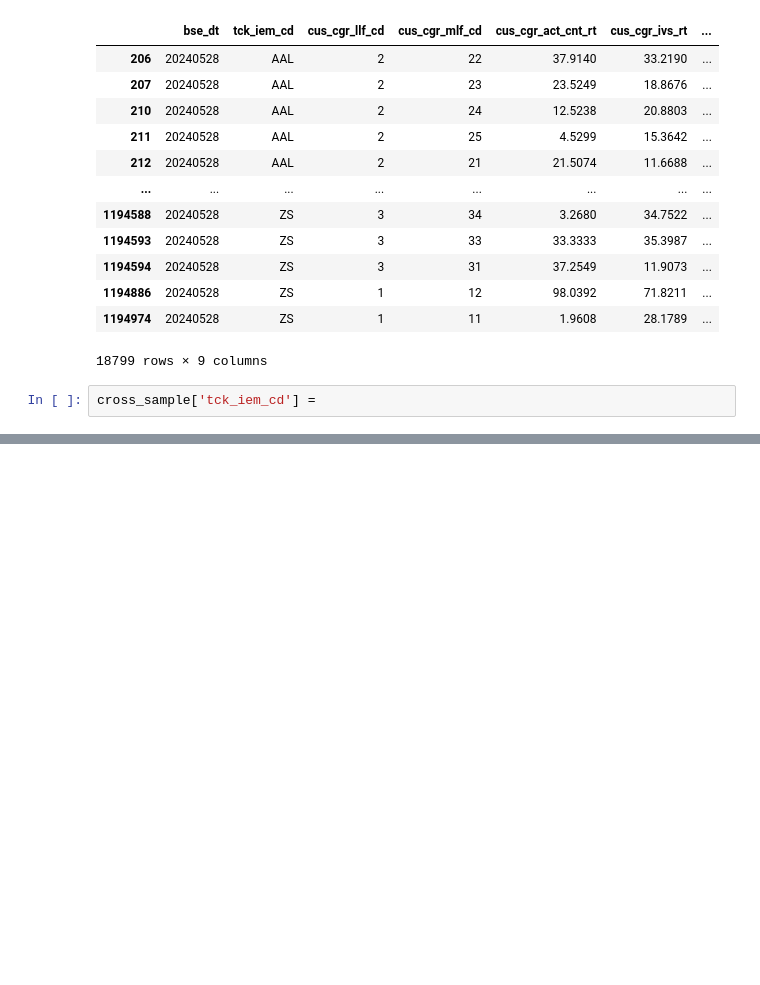
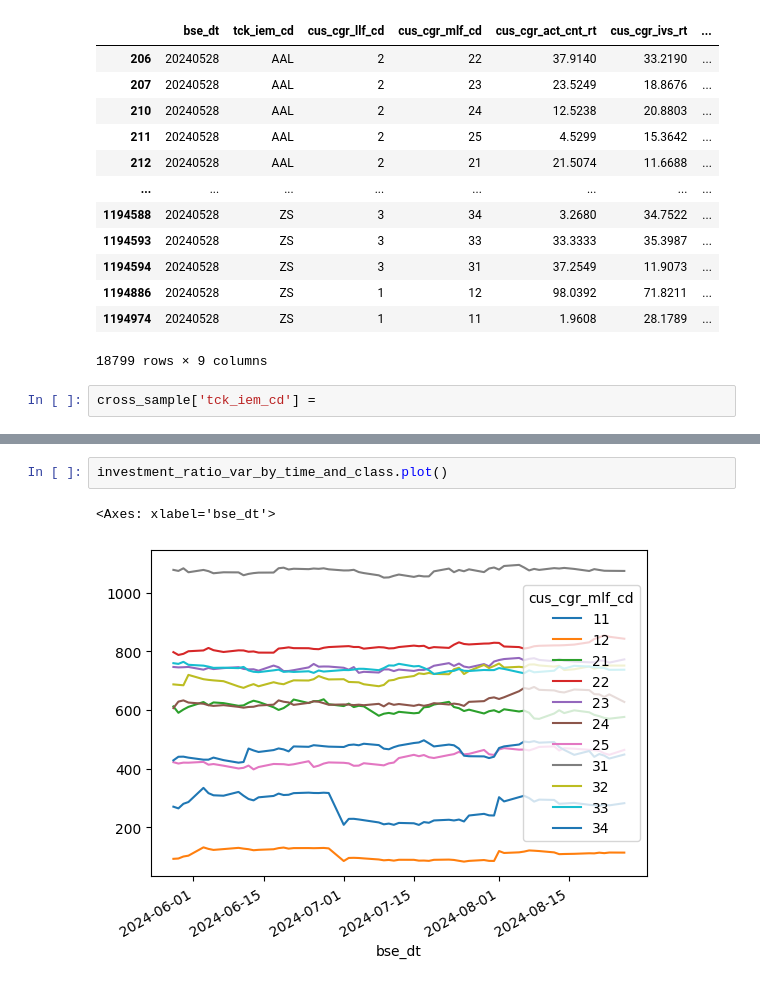
Before and after one commit to Fromson99/GNN_portfolio_allocation, a Jupyter notebook: data_EDA.ipynb, the cells around one changed output, grey strips where cells are left out. Saved outputs shown, nothing was run; the diff lists cells and outputs as text; blank space fills up the shorter version.

```diff
--- a/data_EDA.ipynb
+++ b/data_EDA.ipynb
@@ -279,0 +749,5 @@ cross_sample['tck_iem_cd'] =
+# %%
+investment_ratio_var_by_time_and_class.plot()
+# %% [output]
+<Axes: xlabel='bse_dt'>
+[figure, added]
```
Also changed, not shown: parts of 45 cells of this notebook.
